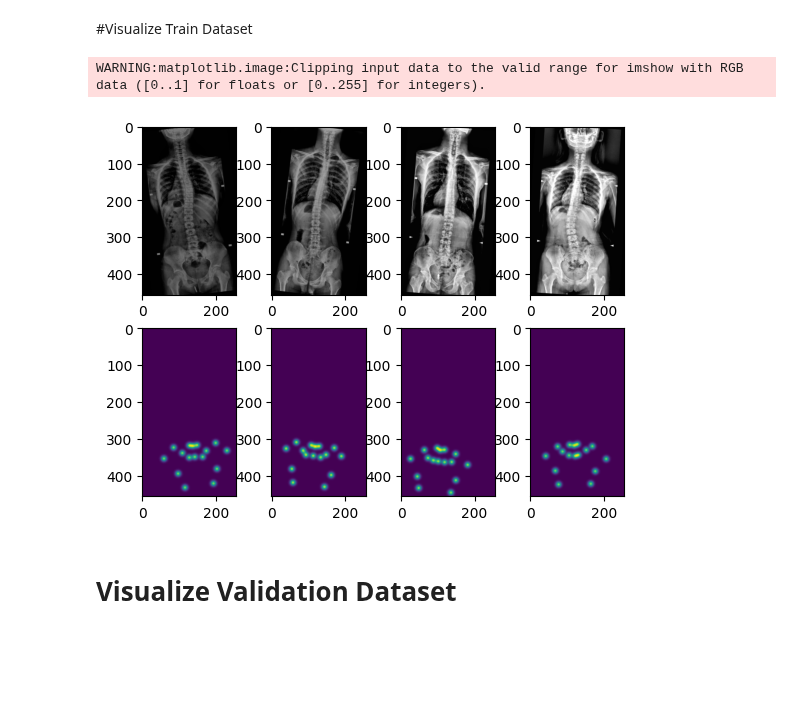
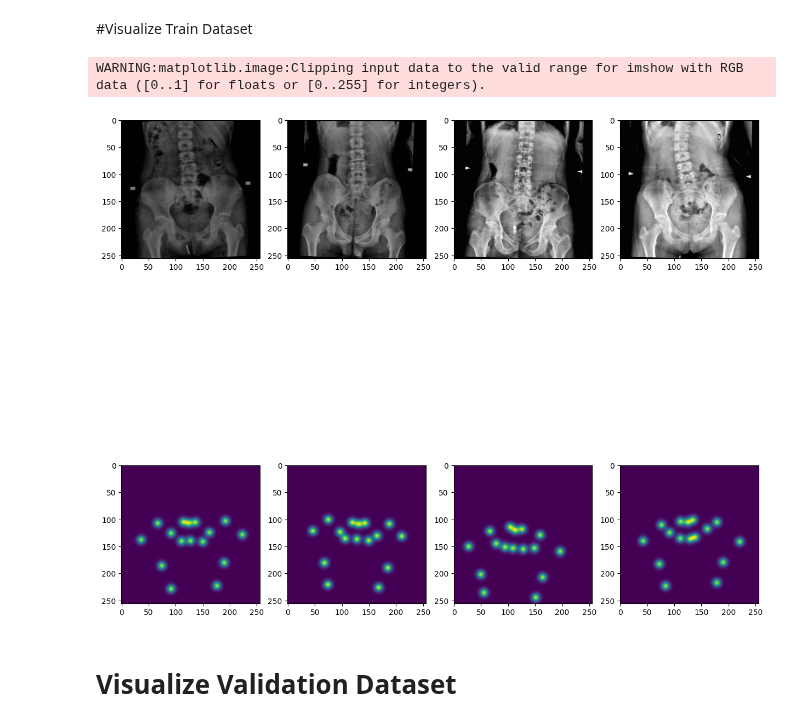
Before and after one commit to gibsonx/tf_skeleton, a Jupyter notebook: 20241207_hm_regression_prelim.ipynb, the cells around one changed output. Saved outputs shown, nothing was run; the diff lists cells and outputs as text; code cells hidden in the pictures; blank space fills up the shorter version.

```diff
--- a/20241207_hm_regression_prelim.ipynb
+++ b/20241207_hm_regression_prelim.ipynb
@@ -66,7 +66,7 @@ Mounted at /content/drive
 # %%
 class DataframeMaker():
 
-  def __init__(self,img_path,annotations_file, img_height, img_width):
+  def __init__(self,img_path,annotations_file, img_height, img_width, cut_width):
       self.img_path = img_path
       self.coco = COCO(annotations_file)
       self.imgIds = self.coco.getImgIds()
@@ -74,6 +74,7 @@ class DataframeMaker():
       self.__coco_build__()
       self.img_height = img_height
       self.img_width = img_width
+      self.cut_width = cut_width
       if self.img_width and self.img_height:
           self.resize_dataset()
           print ("image size has been set to %d x %d" % (self.img_height, self.img_width))
@@ -137,7 +138,7 @@ class DataframeMaker():
       seq = iaa.Sequential([
           iaa.Crop(px=(32, 32, 32, 32)),
           iaa.Resize({"height": self.img_height , "width": self.img_width}),
-          # iaa.CropToFixedSize(height=self.img_width, width=self.img_width, position="center-top")
+          iaa.CropToFixedSize(height=self.cut_width, width=self.cut_width, position="center-top")
       ])
 
       image_aug, kpsoi_aug = seq(image=open_cv_image, keypoints=kpsoi)
@@ -157,8 +158,9 @@ class DataframeMaker():
 
     self.dataframe = df
 # %%
-height = 457
-width = 256
+height = 500
+width = 280
+cut_width = 256
 num_kps = 16
 
 data_dir = "/content/drive/MyDrive/Dataset/facial-keypoints-detection/"
@@ -170,7 +172,7 @@ val_img_dir="/content/drive/MyDrive/Dataset/aspine20230930/image_val"
 val_annotations_file="/content/drive/MyDrive/Dataset/aspine20230930/annotations/person_keypoints_Validation.json"
 
 
-val_df = DataframeMaker(val_img_dir,val_annotations_file,height,width)
-train_df = DataframeMaker(train_img_dir,train_annotations_file,height,width)
+val_df = DataframeMaker(val_img_dir,val_annotations_file,height,width,cut_width)
+train_df = DataframeMaker(train_img_dir,train_annotations_file,height,width,cut_width)
 # %% [output]
 loading annotations into memory...
@@ -290,7 +292,7 @@ class DataGenerator(tf.keras.utils.Sequence):
               0.5,
               iaa.SomeOf((1, 3), [
               iaa.Affine(
-                  rotate=(-8,8)
+                  rotate=(-3,3)
                   ),
               iaa.LinearContrast((0.4, 1.2)),
               # iaa.AdditiveGaussianNoise(loc=0, scale=(0.0, 0.05*255), per_channel=0.5),
@@ -350,7 +352,7 @@ def show_xray_masks(height, width, num_kps, batch_imgs, batch_gt_masks, nrows, n
     if not include_preds:
         nrows -= 1
 
-    fig, axes = plt.subplots(nrows=nrows, ncols=ncols)
+    fig, axes = plt.subplots(nrows=nrows, ncols=ncols, figsize=(15, 15))
 
     r = -1
 
@@ -380,10 +382,10 @@ def show_xray_masks(height, width, num_kps, batch_imgs, batch_gt_masks, nrows, n
 # %% [markdown]
 #Visualize Train Dataset
 # %%
-show_xray_masks(height, width, num_kps, train_imgs[0:4], train_masks[0:4], nrows=3, ncols=4)
+show_xray_masks(cut_width, cut_width, num_kps, train_imgs[0:4], train_masks[0:4], nrows=3, ncols=4)
 # %% [output]
 WARNING:matplotlib.image:Clipping input data to the valid range for imshow with RGB data ([0..1] for floats or [0..255] for integers).
-[figure, old version]
+[figure, new version]
 # %% [markdown]
 # Visualize Validation Dataset
 # %%
```
Also changed, not shown: parts of 7 cells of this notebook.
